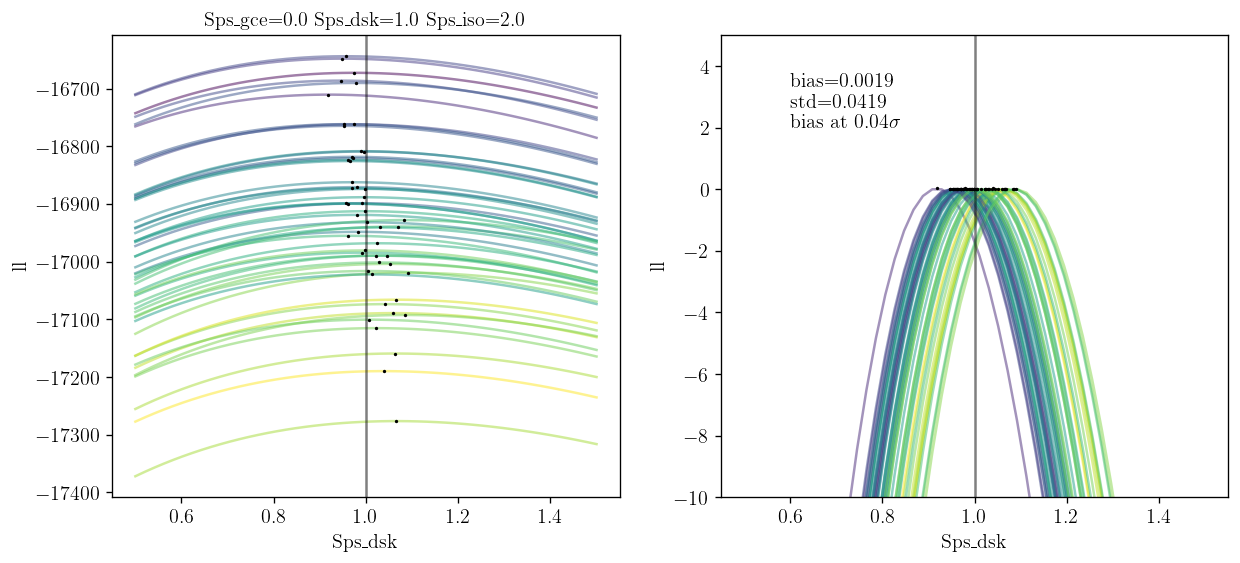
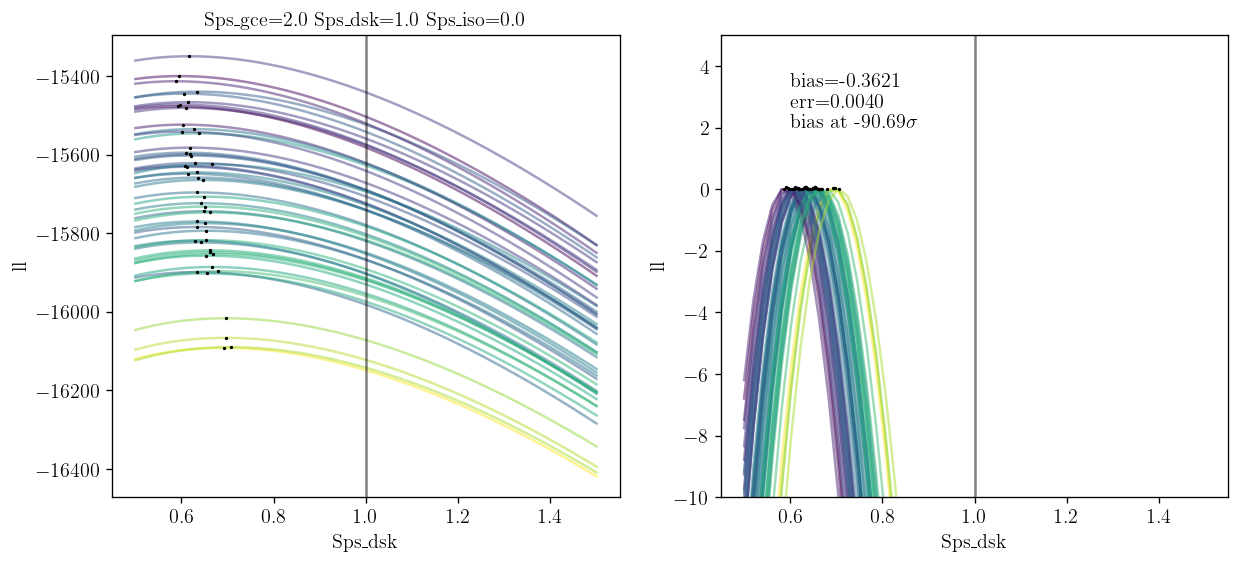
Unified diff of the notebook cell whose output changed from the first chart to the second:
--- before
+++ after
@@ -9,6 +9,6 @@
     color = cms['viridis'](color_x)
     rll = ll_ss[i]
-    ax.plot(Sps_dsk_s, rll, color=color, alpha=0.5)
-    max_x, max_y = find_max_point(Sps_dsk_s, rll)
+    ax.plot(Sps_s, rll, color=color, alpha=0.5)
+    max_x, max_y = find_max_point(Sps_s, rll)
     ax.plot(max_x, max_y, 'k.', ms=2, zorder=10)
     max_x_s.append(max_x)
@@ -17,6 +17,6 @@
     ax = axs[1]
     rll = ll_ss[i] - np.max(ll_ss[i])
-    ax.plot(Sps_dsk_s, rll, color=color, alpha=0.5)
-    max_x, max_y = find_max_point(Sps_dsk_s, rll)
+    ax.plot(Sps_s, rll, color=color, alpha=0.5)
+    max_x, max_y = find_max_point(Sps_s, rll)
     ax.plot(max_x, max_y, 'k.', ms=2, zorder=10)
 
@@ -24,15 +24,15 @@
 
 ax = axs[0]
-ax.axvline(truth_dict['Sps_dsk'], color='k', ls='-', alpha=0.5)
-ax.set(title=title_str, xlabel="Sps_dsk", ylabel='ll')
+ax.axvline(truth_dict['Sps_'+Sps_key], color='k', ls='-', alpha=0.5)
+ax.set(title=title_str, xlabel="Sps_"+Sps_key, ylabel='ll')
 
 ax = axs[1]
-ax.axvline(truth_dict['Sps_dsk'], color='k', ls='-', alpha=0.5)
+ax.axvline(truth_dict['Sps_'+Sps_key], color='k', ls='-', alpha=0.5)
 ax.set(ylim=(-10, 5))
-ax.set(xlabel="Sps_dsk", ylabel='ll')
+ax.set(xlabel="Sps_"+Sps_key, ylabel='ll')
 
-bias = (np.mean(max_x_s) - vd['Sps_dsk'])
-std = np.std(max_x_s)
-bias_sigma = bias/std
+bias = (np.mean(max_x_s) - vd['Sps_'+Sps_key])
+err = np.std(max_x_s) / np.sqrt(len(max_x_s))
+bias_sigma = bias/err
 
-ax.text(0.6, 2, f"bias={bias:.4f}\nstd={std:.4f}\nbias at {bias_sigma:.2f}"+r"$\sigma$");
+ax.text(0.6, 2, f"bias={bias:.4f}\nerr={err:.4f}\nbias at {bias_sigma:.2f}"+r"$\sigma$");

Commit: npll issue toy examples